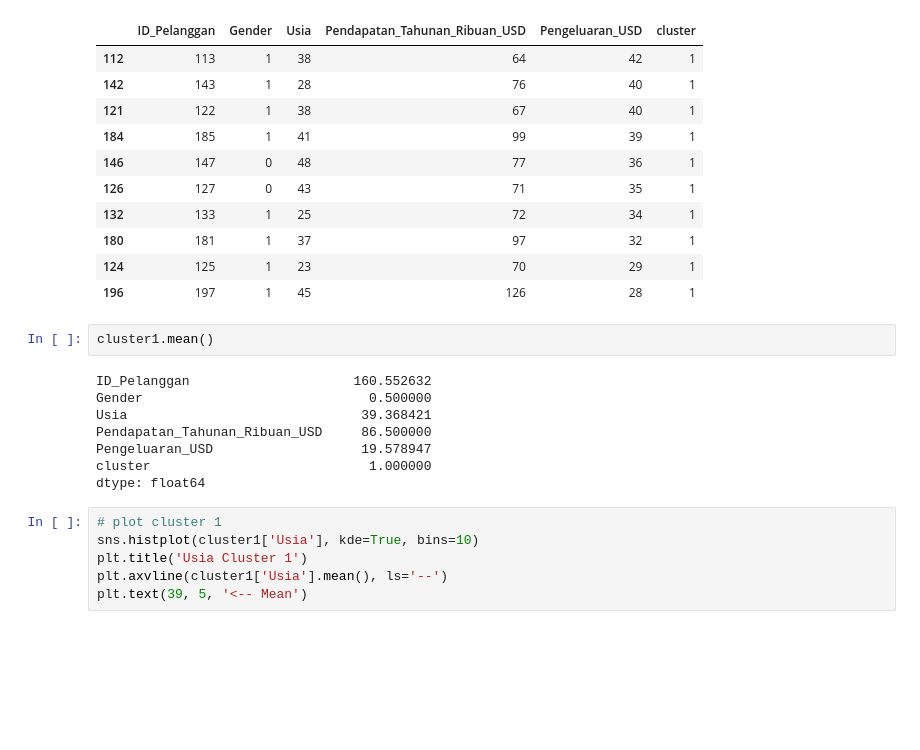
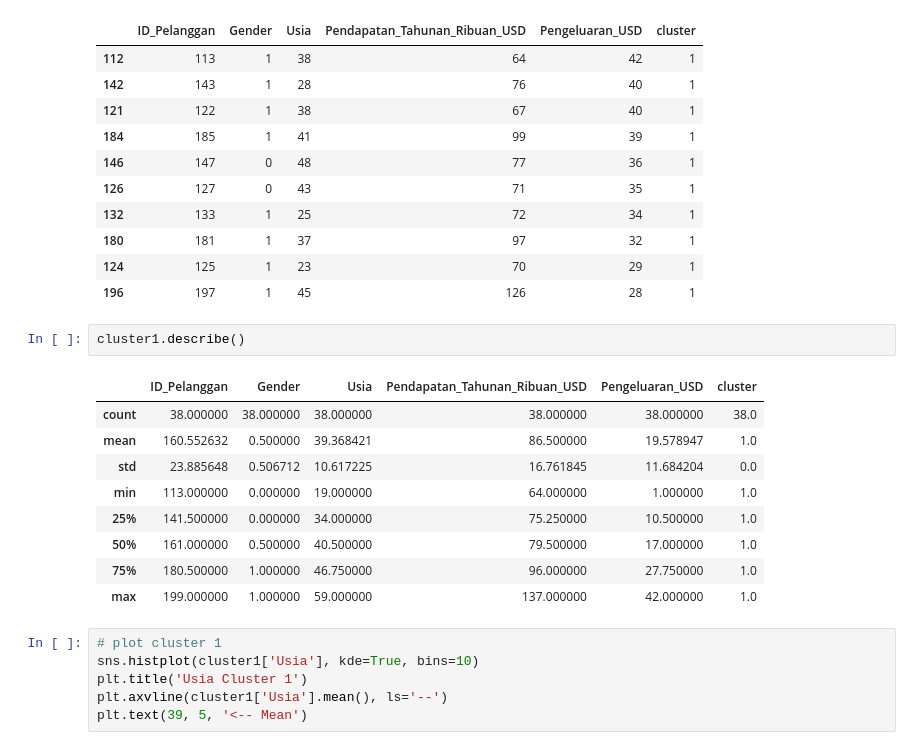
Before and after one commit to Spyrx4/Mall-Clustering, a Jupyter notebook: mall-clustering.ipynb, the cells around one changed output. Saved outputs shown, nothing was run; the diff lists cells and outputs as text; blank space fills up the shorter version.

```diff
--- a/mall-clustering.ipynb
+++ b/mall-clustering.ipynb
@@ -368,15 +370,17 @@ cluster1.head(10)
 | 124 | 125 | 1 | 23 | 70 | 29 | 1 |
 | 196 | 197 | 1 | 45 | 126 | 28 | 1 |
 # %%
-cluster1.mean()
+cluster1.describe()
 # %% [output]
-ID_Pelanggan                     160.552632
-Gender                             0.500000
-Usia                              39.368421
-Pendapatan_Tahunan_Ribuan_USD     86.500000
-Pengeluaran_USD                   19.578947
-cluster                            1.000000
-dtype: float64
+|  | ID_Pelanggan | Gender | Usia | Pendapatan_Tahunan_Ribuan_USD | Pengeluaran_USD | cluster |
+| count | 38.000000 | 38.000000 | 38.000000 | 38.000000 | 38.000000 | 38.0 |
+| mean | 160.552632 | 0.500000 | 39.368421 | 86.500000 | 19.578947 | 1.0 |
+| std | 23.885648 | 0.506712 | 10.617225 | 16.761845 | 11.684204 | 0.0 |
+| min | 113.000000 | 0.000000 | 19.000000 | 64.000000 | 1.000000 | 1.0 |
+| 25% | 141.500000 | 0.000000 | 34.000000 | 75.250000 | 10.500000 | 1.0 |
+| 50% | 161.000000 | 0.500000 | 40.500000 | 79.500000 | 17.000000 | 1.0 |
+| 75% | 180.500000 | 1.000000 | 46.750000 | 96.000000 | 27.750000 | 1.0 |
+| max | 199.000000 | 1.000000 | 59.000000 | 137.000000 | 42.000000 | 1.0 |
 # %%
 # plot cluster 1
 sns.histplot(cluster1['Usia'], kde=True, bins=10)
```
Also changed, not shown: parts of 4 cells of this notebook.
